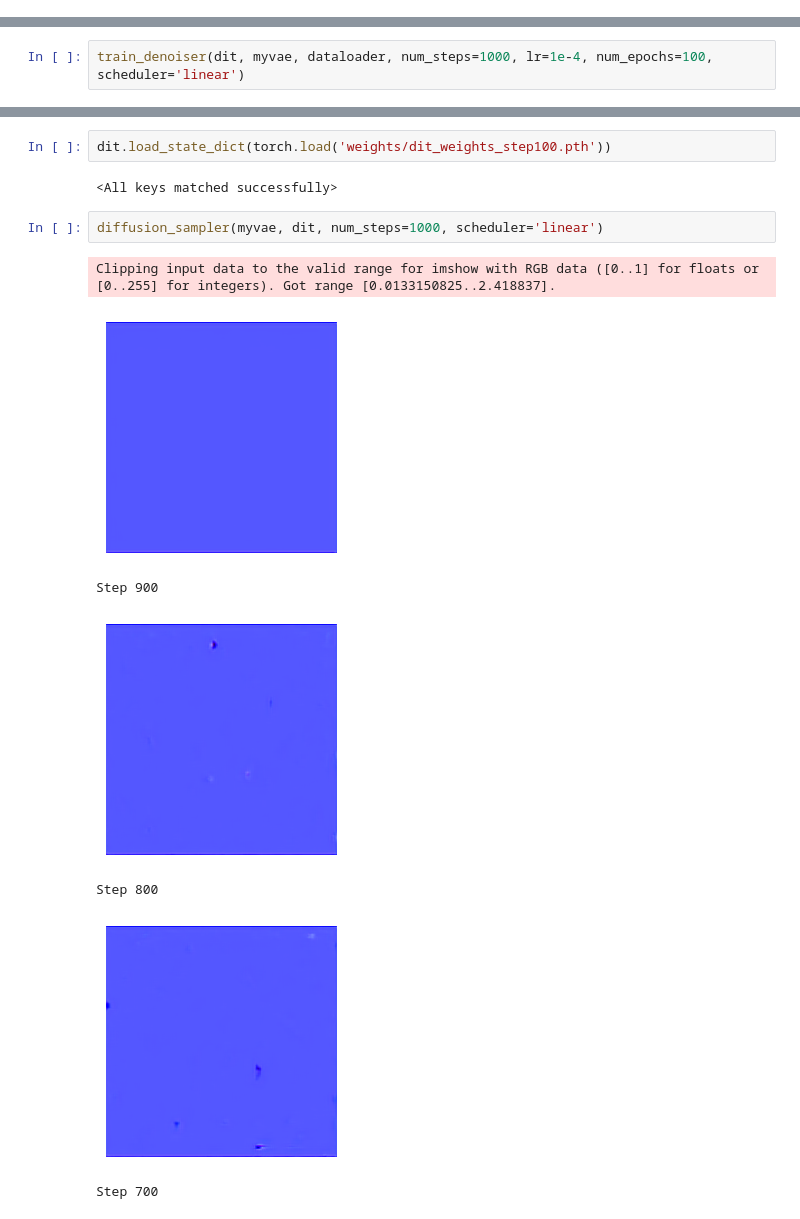
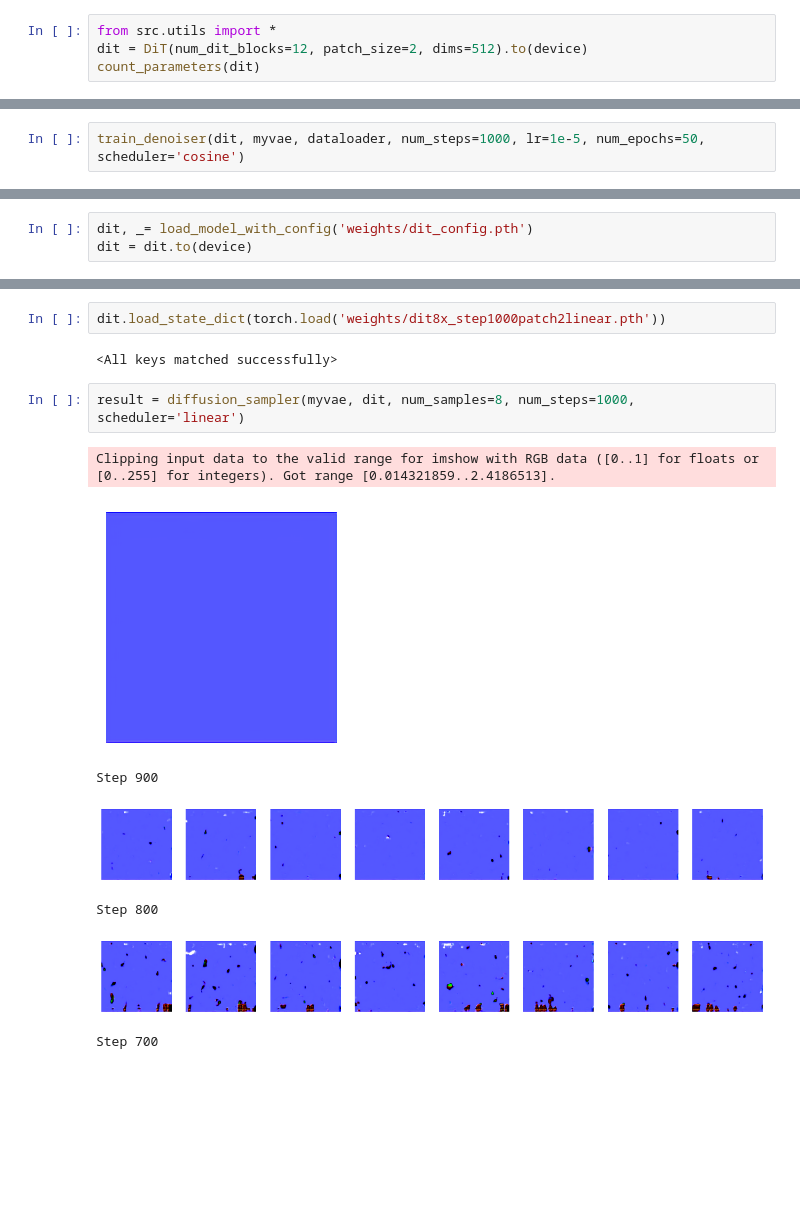
Before and after one commit to anm-ol/DreamLab, a Jupyter notebook: test.ipynb, the cells around one changed output, grey strips where cells are left out. Saved outputs shown, nothing was run; the diff lists cells and outputs as text; blank space fills up the shorter version.

```diff
--- a/test.ipynb
+++ b/test.ipynb
@@ -263,0 +146,4 @@ dit = DiT().to(device)
+# %%
+from src.utils import *
+dit = DiT(num_dit_blocks=12, patch_size=2, dims=512).to(device)
+count_parameters(dit)
@@ -264,3 +152,3 @@ dit = DiT().to(device)
 # %%
-train_denoiser(dit, myvae, dataloader, num_steps=1000, lr=1e-4, num_epochs=100, scheduler='linear')
+train_denoiser(dit, myvae, dataloader, num_steps=1000, lr=1e-5, num_epochs=50, scheduler='cosine')
 # %% [output]
@@ -269,0 +156,3 @@ torch.save(dit.state_dict(), 'weights/dit_weights_step1000patch2linear.pth')
+# %%
+dit, _= load_model_with_config('weights/dit_config.pth')
+dit = dit.to(device)
@@ -270,14 +167,14 @@ torch.save(dit.state_dict(), 'weights/dit_weights_step1000patch2linear.pth')
 # %%
-dit.load_state_dict(torch.load('weights/dit_weights_step100.pth'))
+dit.load_state_dict(torch.load('weights/dit8x_step1000patch2linear.pth'))
 # %% [output]
 <All keys matched successfully>
 # %%
-diffusion_sampler(myvae, dit, num_steps=1000, scheduler='linear')
+result = diffusion_sampler(myvae, dit, num_samples=8, num_steps=1000, scheduler='linear')
 # %% [output]
-Clipping input data to the valid range for imshow with RGB data ([0..1] for floats or [0..255] for integers). Got range [0.0133150825..2.418837].
+Clipping input data to the valid range for imshow with RGB data ([0..1] for floats or [0..255] for integers). Got range [0.014321859..2.4186513].
 [figure]
 Step 900
-[figure, old version]
+[figure, new version]
 Step 800
-[figure, old version]
+[figure, new version]
 Step 700
```
Also changed, not shown: parts of 11 cells of this notebook, 6 other files.
